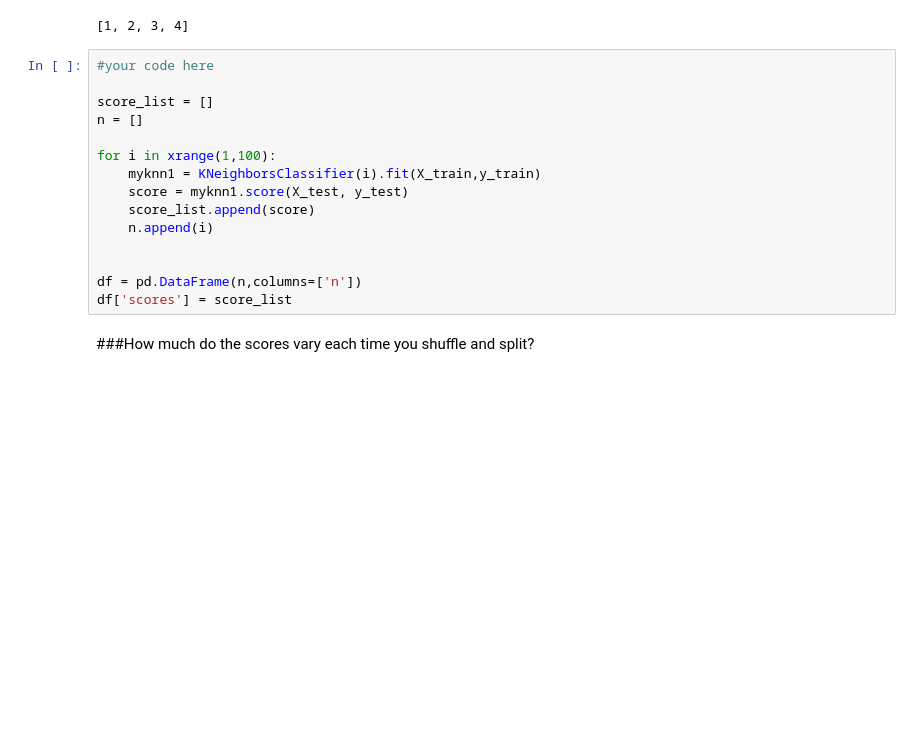
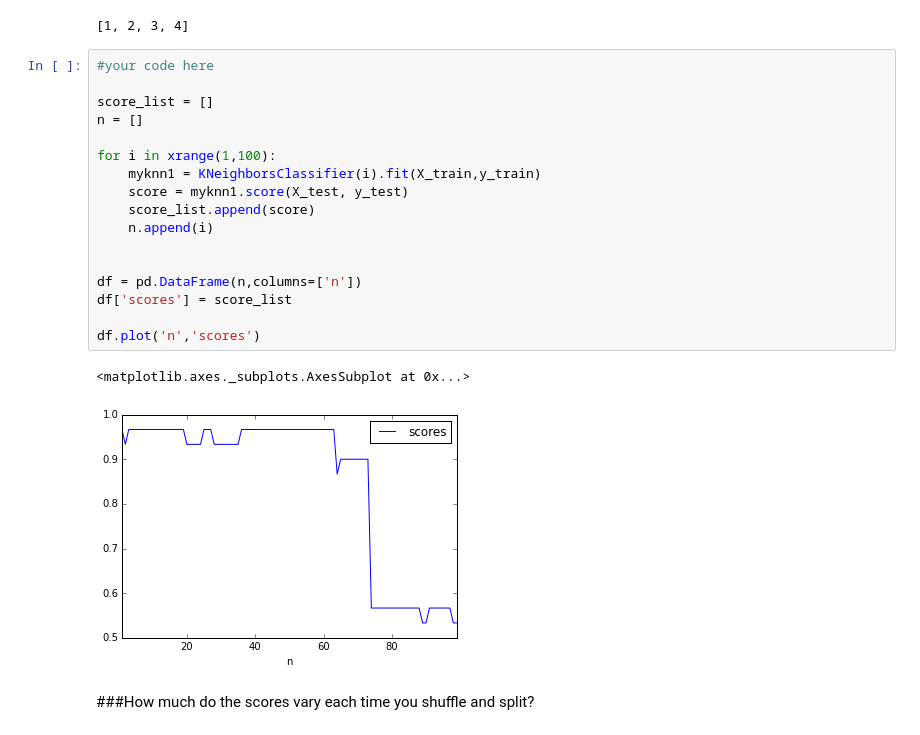
Before and after one commit to derekh34/DAT_SF_18, a Jupyter notebook: labs/lab_05_Plotting_and_KNN.ipynb, the cells around one changed output. Cells and saved outputs as stored; diff of their text form; blank space fills up the shorter version.

```diff
--- a/labs/lab_05_Plotting_and_KNN.ipynb
+++ b/labs/lab_05_Plotting_and_KNN.ipynb
@@ -480,18 +480,23 @@ range(1,5)
 # %%
 #your code here
 
 score_list = []
 n = []
 
 for i in xrange(1,100):
     myknn1 = KNeighborsClassifier(i).fit(X_train,y_train)
     score = myknn1.score(X_test, y_test)
     score_list.append(score)
     n.append(i)
 
 
 df = pd.DataFrame(n,columns=['n'])
 df['scores'] = score_list
+
+df.plot('n','scores')
+# %% [output]
+<matplotlib.axes._subplots.AxesSubplot at 0x...>
+[figure, added]
 # %% [markdown]
 ###How much do the scores vary each time you shuffle and split?
 # %%
```
Also changed, not shown: parts of 3 cells of this notebook.
